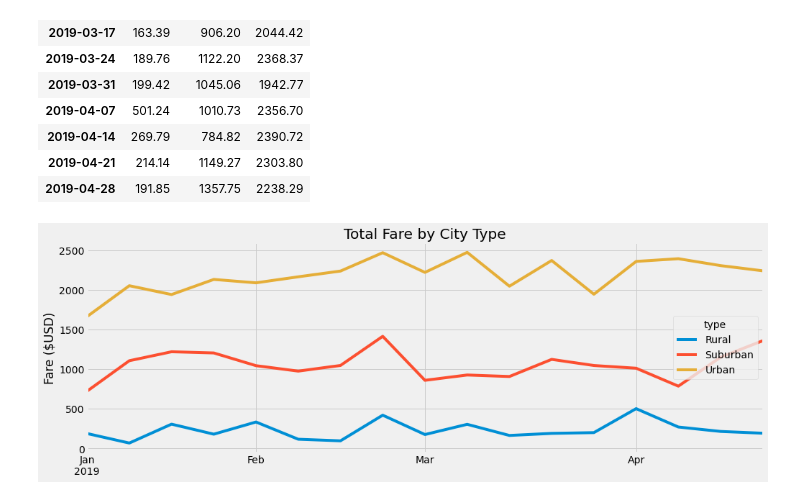
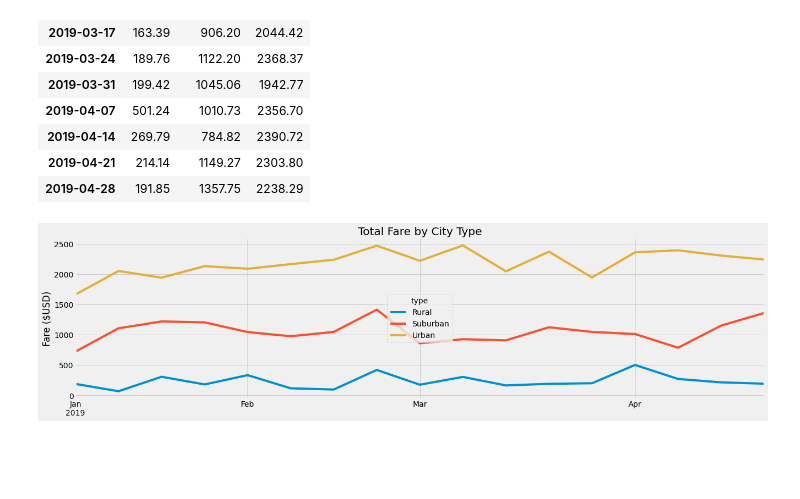
Before and after one commit to tiffanyap13/PyBer_Analysis, a Jupyter notebook: PyBer_Challenge.ipynb, the cells around one changed output. Cells and saved outputs as stored; diff of their text form; code cells hidden in the pictures; blank space fills up the shorter version.

```diff
--- a/PyBer_Challenge.ipynb
+++ b/PyBer_Challenge.ipynb
@@ -455,25 +455,25 @@ fares_per_week_df
 # %%
 # 8. Using the object-oriented interface method, plot the resample DataFrame using the df.plot() function.
 # Import the style from Matplotlib.
 from matplotlib import style
 # Use the graph style fivethirtyeight.
 style.use('fivethirtyeight')
 
 # libraries
 import matplotlib.pyplot as plt
 import numpy as np
 import pandas as pd
 
 
 # Data
-fares_per_week = fares_per_week_df.plot(figsize = (15,5))
+fares_per_week = fares_per_week_df.plot(figsize = (20,5))
 # Add a title
 fares_per_week.set_title("Total Fare by City Type")
 #  Add x-axis and y-axis label.
 fares_per_week.set_xlabel("")
 fares_per_week.set_ylabel("Fare ($USD)")
 plt.grid(True)
 plt.savefig("analysis/PyBer_fare_summary.png")
 plt.show()
 # %% [output]
-[figure, old version]
+[figure, new version]
```
Also changed, not shown: 1 other file.
